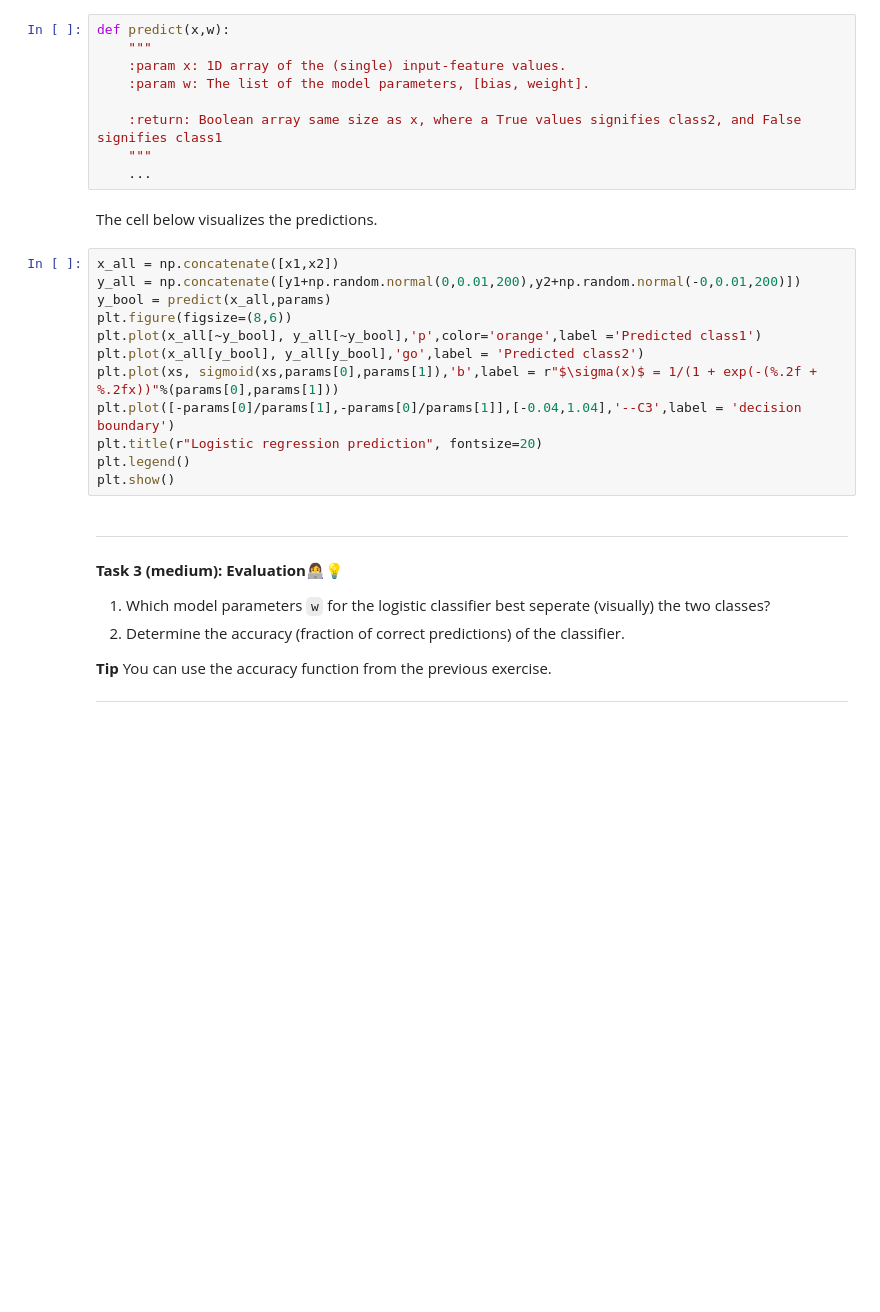
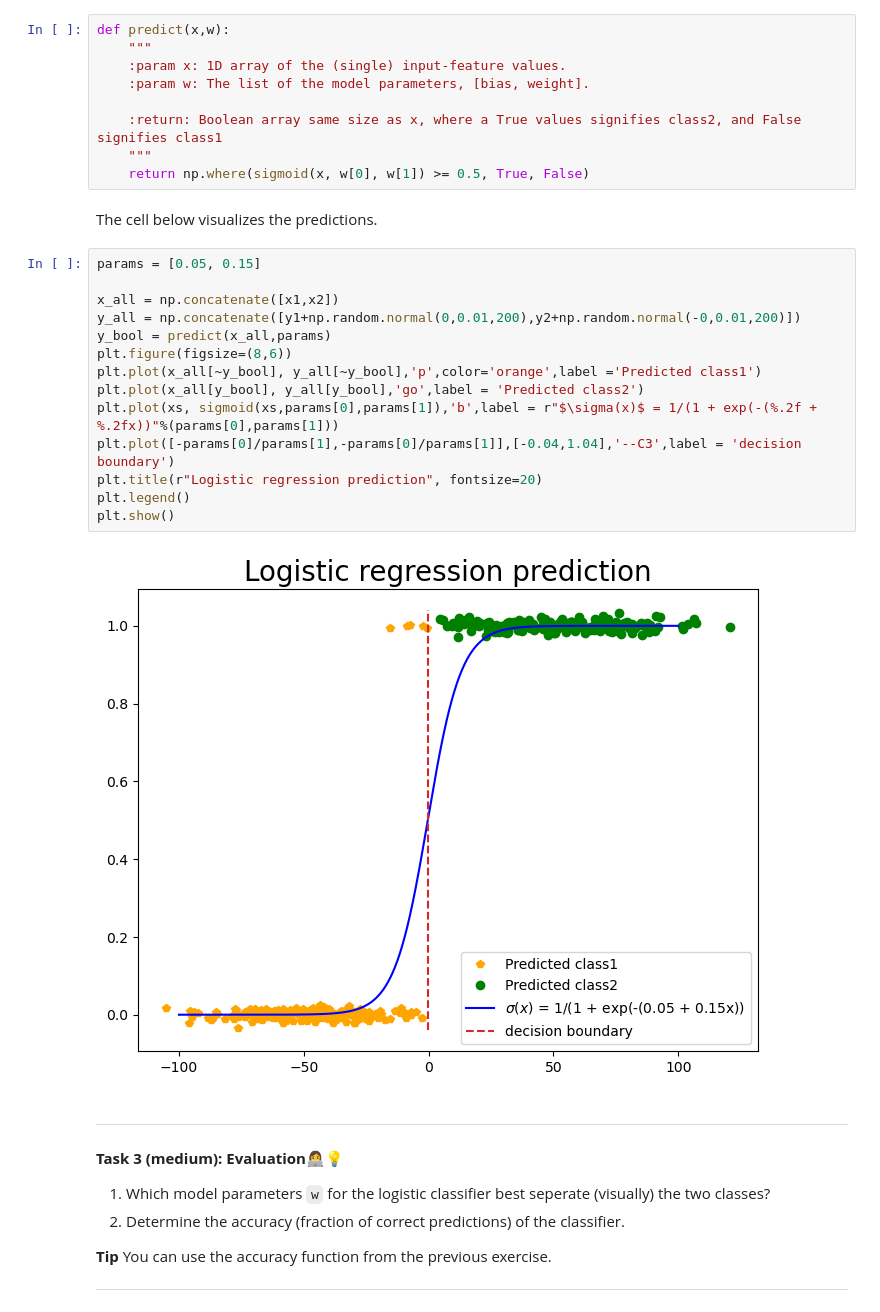
Before and after one commit to LVOL98/IML_Introduction-to-Machine-Learning, a Jupyter notebook: iml-repo/vscode/02-material/W08/02-logistic_regression.ipynb, the cells around one changed output. Saved outputs shown, nothing was run; the diff lists cells and outputs as text; blank space fills up the shorter version.

```diff
--- a/iml-repo/vscode/02-material/W08/02-logistic_regression.ipynb
+++ b/iml-repo/vscode/02-material/W08/02-logistic_regression.ipynb
@@ -133,21 +168,25 @@ def predict(x,w):
 
     :return: Boolean array same size as x, where a True values signifies class2, and False signifies class1
     """
-    ...
+    return np.where(sigmoid(x, w[0], w[1]) >= 0.5, True, False)
 # %% [markdown]
 The cell below visualizes the predictions.
 # %%
+params = [0.05, 0.15]
+
 x_all = np.concatenate([x1,x2])
 y_all = np.concatenate([y1+np.random.normal(0,0.01,200),y2+np.random.normal(-0,0.01,200)])
 y_bool = predict(x_all,params)
 plt.figure(figsize=(8,6))
 plt.plot(x_all[~y_bool], y_all[~y_bool],'p',color='orange',label ='Predicted class1')
 plt.plot(x_all[y_bool], y_all[y_bool],'go',label = 'Predicted class2')
 plt.plot(xs, sigmoid(xs,params[0],params[1]),'b',label = r"$\sigma(x)$ = 1/(1 + exp(-(%.2f + %.2fx))"%(params[0],params[1]))
 plt.plot([-params[0]/params[1],-params[0]/params[1]],[-0.04,1.04],'--C3',label = 'decision boundary')
 plt.title(r"Logistic regression prediction", fontsize=20)
 plt.legend()
 plt.show()
+# %% [output]
+[figure, added]
 # %% [markdown]
 
 ---
```
Also changed, not shown: parts of 7 cells of this notebook, 9 other files.
